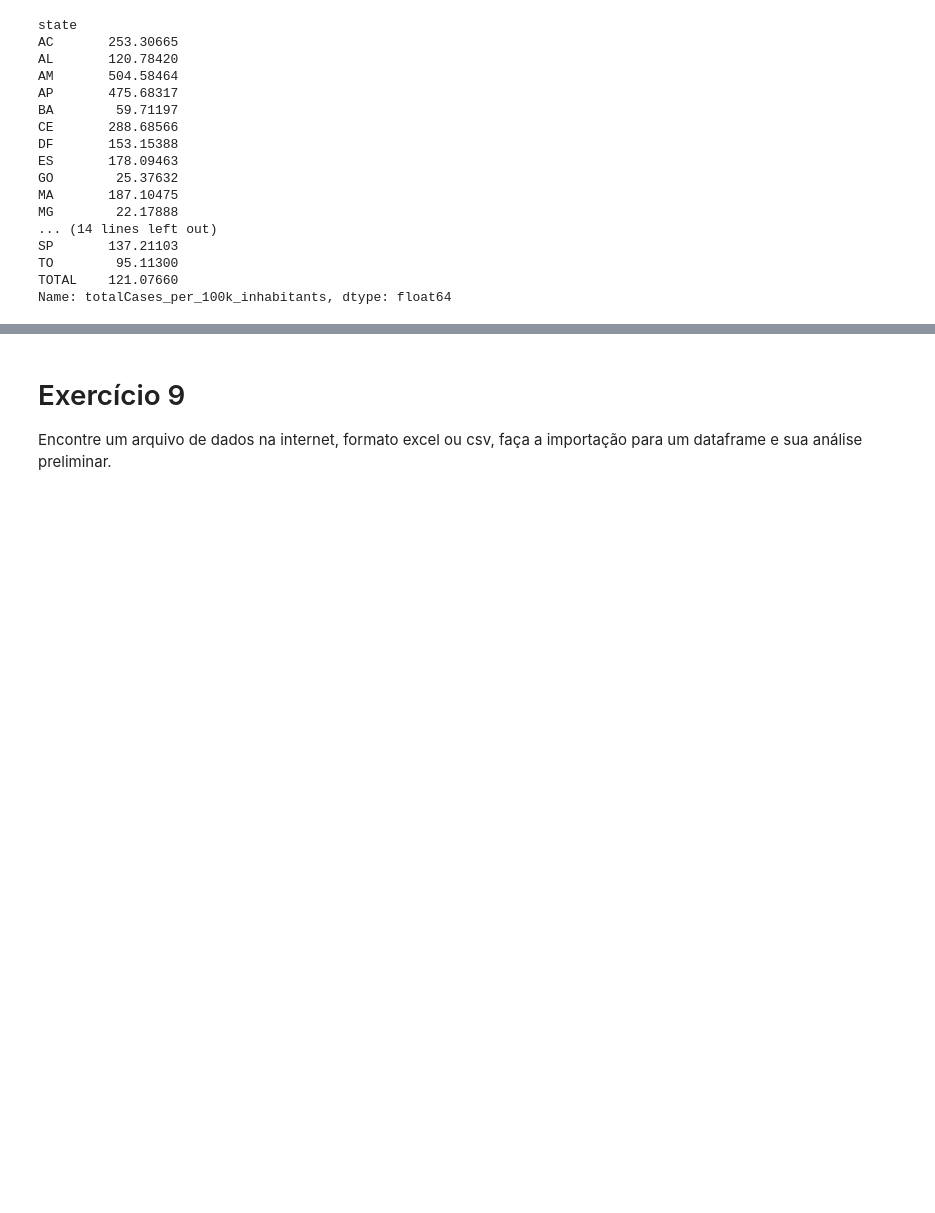
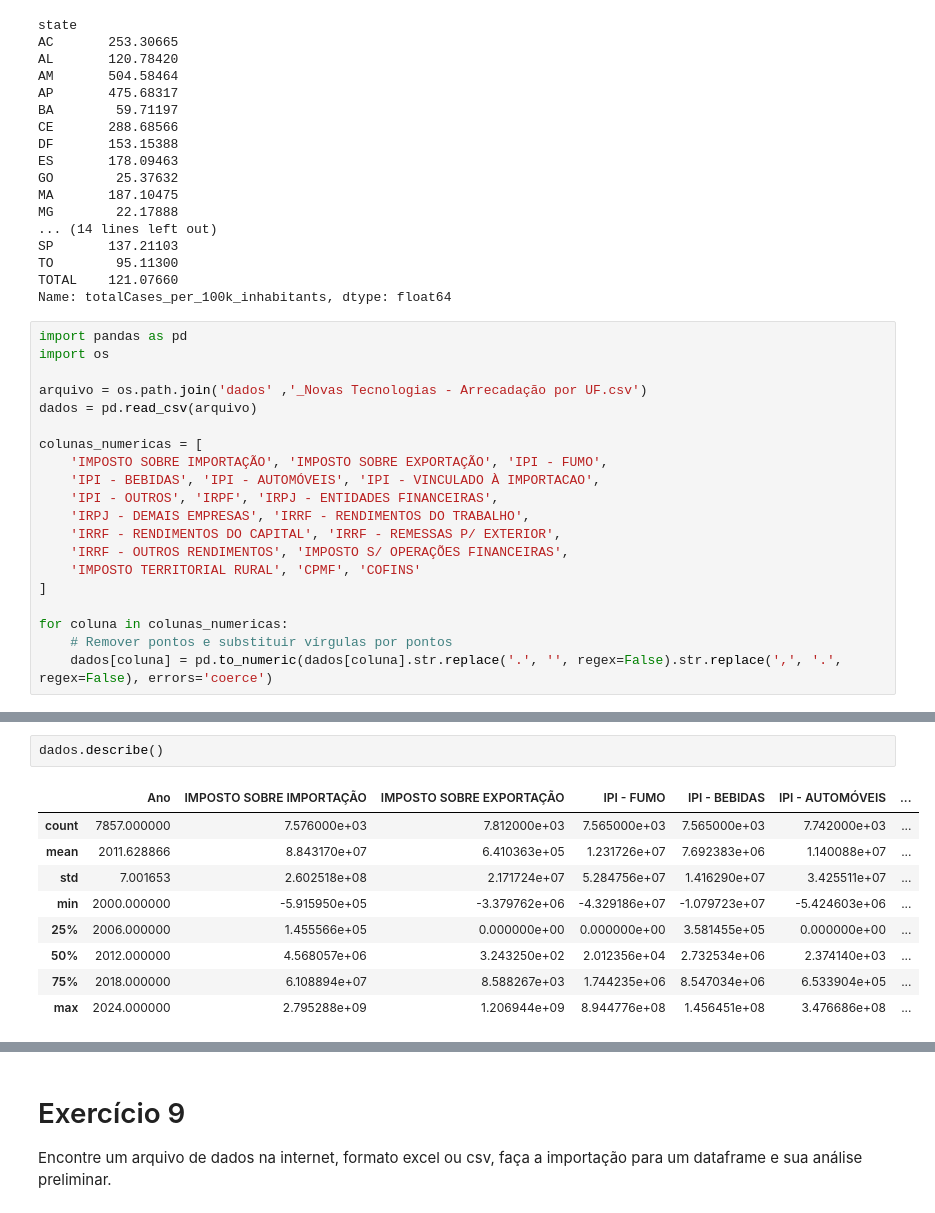
Before and after one commit to J41R0JUNIOR/Materias, a Jupyter notebook: Novas-Tecnologias/atividades/caderno/Jairo-Aula6.ipynb, the cells around one changed output, grey strips where cells are left out. Saved outputs shown, nothing was run; the diff lists cells and outputs as text; blank space fills up the shorter version.

```diff
--- a/Novas-Tecnologias/atividades/caderno/Jairo-Aula6.ipynb
+++ b/Novas-Tecnologias/atividades/caderno/Jairo-Aula6.ipynb
@@ -221,3 +282,23 @@ SP       137.21103
 TO        95.11300
 TOTAL    121.07660
 Name: totalCases_per_100k_inhabitants, dtype: float64
+# %%
+import pandas as pd
+import os
+
+arquivo = os.path.join('dados' ,'_Novas Tecnologias - Arrecadação por UF.csv')
+dados = pd.read_csv(arquivo)
+
+colunas_numericas = [
+    'IMPOSTO SOBRE IMPORTAÇÃO', 'IMPOSTO SOBRE EXPORTAÇÃO', 'IPI - FUMO',
+    'IPI - BEBIDAS', 'IPI - AUTOMÓVEIS', 'IPI - VINCULADO À IMPORTACAO',
+    'IPI - OUTROS', 'IRPF', 'IRPJ - ENTIDADES FINANCEIRAS',
+    'IRPJ - DEMAIS EMPRESAS', 'IRRF - RENDIMENTOS DO TRABALHO',
+    'IRRF - RENDIMENTOS DO CAPITAL', 'IRRF - REMESSAS P/ EXTERIOR',
+    'IRRF - OUTROS RENDIMENTOS', 'IMPOSTO S/ OPERAÇÕES FINANCEIRAS',
+    'IMPOSTO TERRITORIAL RURAL', 'CPMF', 'COFINS'
+]
+
+for coluna in colunas_numericas:
+    # Remover pontos e substituir vírgulas por pontos
+    dados[coluna] = pd.to_numeric(dados[coluna].str.replace('.', '', regex=False).str.replace(',', '.', regex=False), errors='coerce')
@@ -223,0 +336,12 @@ Name: totalCases_per_100k_inhabitants, dtype: float64
+# %%
+dados.describe()
+# %% [output]
+|  | Ano | IMPOSTO SOBRE IMPORTAÇÃO | IMPOSTO SOBRE EXPORTAÇÃO | IPI - FUMO | IPI - BEBIDAS | IPI - AUTOMÓVEIS | ... |
+| count | 7857.000000 | 7.576000e+03 | 7.812000e+03 | 7.565000e+03 | 7.565000e+03 | 7.742000e+03 | ... |
+| mean | 2011.628866 | 8.843170e+07 | 6.410363e+05 | 1.231726e+07 | 7.692383e+06 | 1.140088e+07 | ... |
+| std | 7.001653 | 2.602518e+08 | 2.171724e+07 | 5.284756e+07 | 1.416290e+07 | 3.425511e+07 | ... |
+| min | 2000.000000 | -5.915950e+05 | -3.379762e+06 | -4.329186e+07 | -1.079723e+07 | -5.424603e+06 | ... |
+| 25% | 2006.000000 | 1.455566e+05 | 0.000000e+00 | 0.000000e+00 | 3.581455e+05 | 0.000000e+00 | ... |
+| 50% | 2012.000000 | 4.568057e+06 | 3.243250e+02 | 2.012356e+04 | 2.732534e+06 | 2.374140e+03 | ... |
+| 75% | 2018.000000 | 6.108894e+07 | 8.588267e+03 | 1.744235e+06 | 8.547034e+06 | 6.533904e+05 | ... |
+| max | 2024.000000 | 2.795288e+09 | 1.206944e+09 | 8.944776e+08 | 1.456451e+08 | 3.476686e+08 | ... |
```
Also changed, not shown: parts of 12 cells of this notebook, 4 other files.
